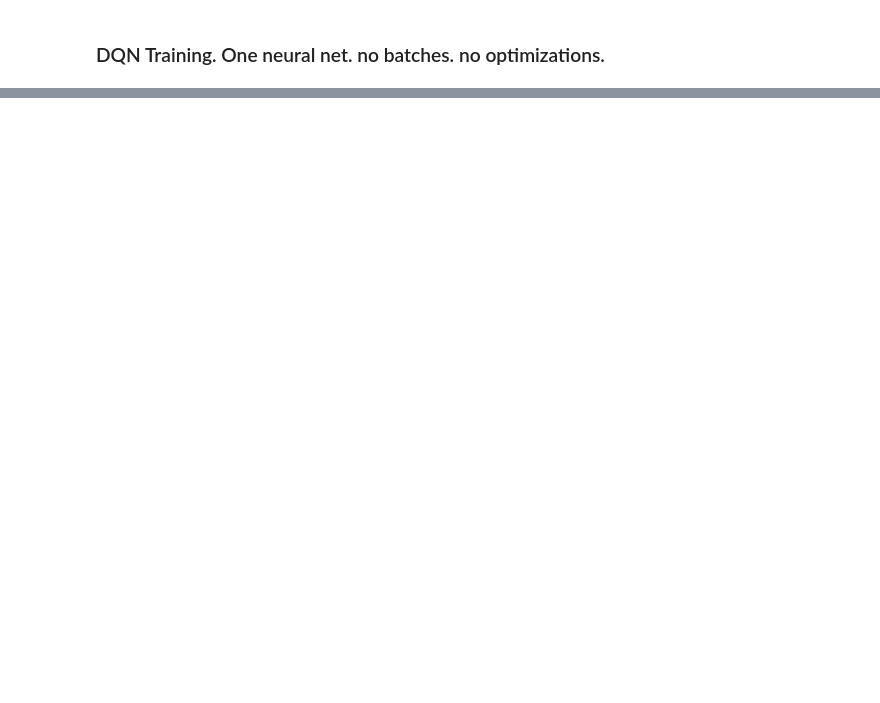
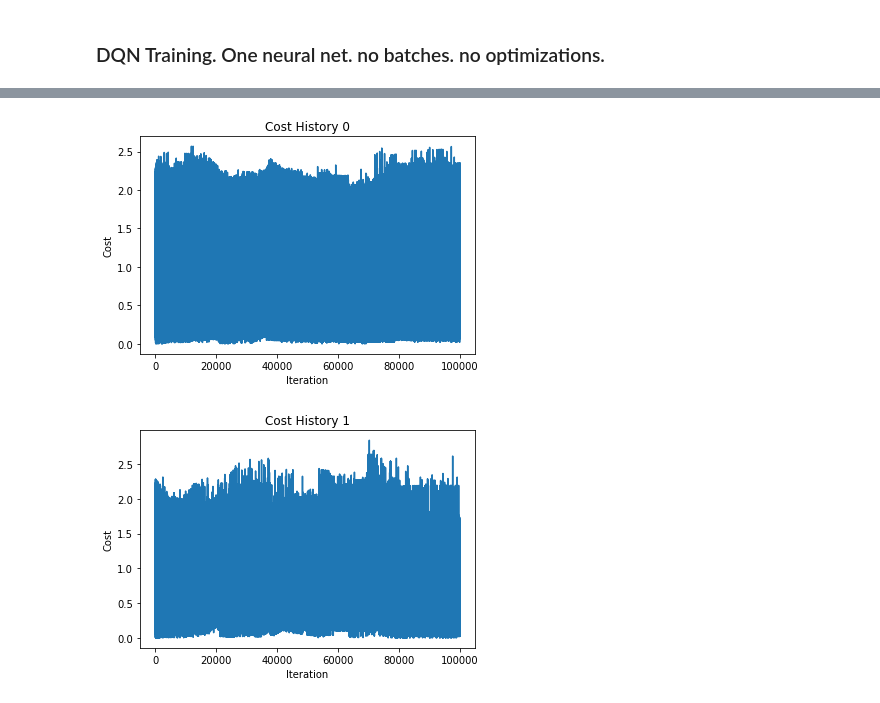
Before and after one commit to i-jared/mancala-ml, a Jupyter notebook: main.ipynb, the cells around one changed output, grey strips where cells are left out. Drawn from its saved outputs; the diff is of its cells as text; code cells hidden in the pictures; blank space fills up the shorter version.

```diff
--- a/main.ipynb
+++ b/main.ipynb
@@ -286,3 +395,17 @@ class Random(Agent):
+# %%
+plt.plot(cost_hist_0)
+plt.xlabel('Iteration')
+plt.ylabel('Cost')
+plt.title('Cost History 0')
+plt.show('cost_hist.png')
+plt.plot(cost_hist_1)
+plt.xlabel('Iteration')
+plt.ylabel('Cost')
+plt.title('Cost History 1')
+plt.show('cost_hist.png')
+# %% [output]
+[figure, added]
+[figure, added]
 # %%
 class Simulation():
     """A class to simulate a game of mancala between two agents.
```
Also changed, not shown: parts of 8 cells of this notebook.
